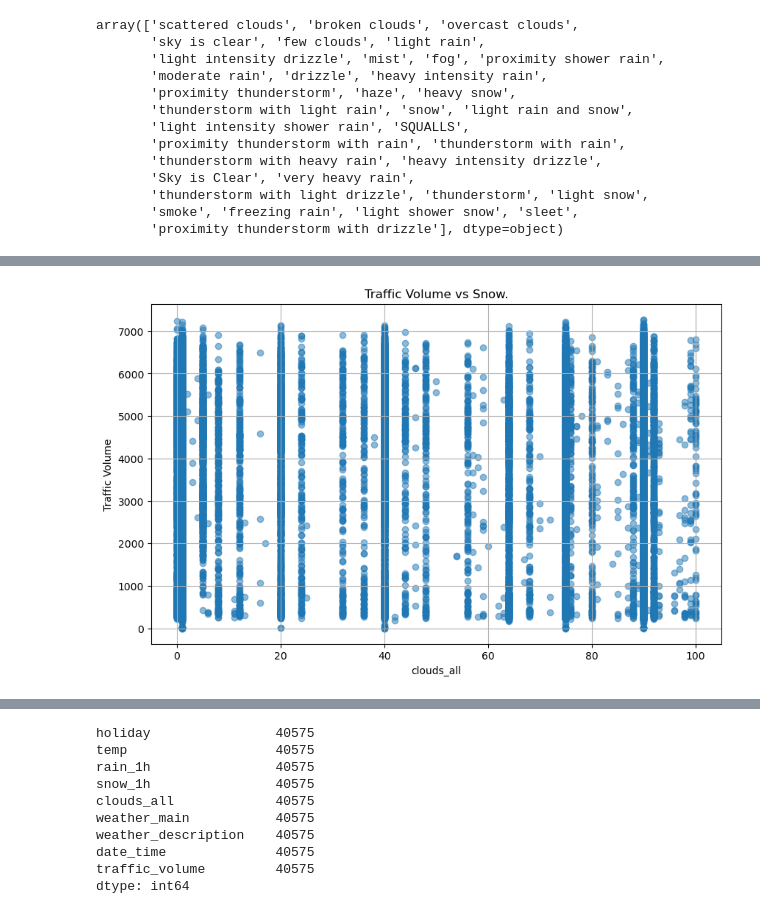
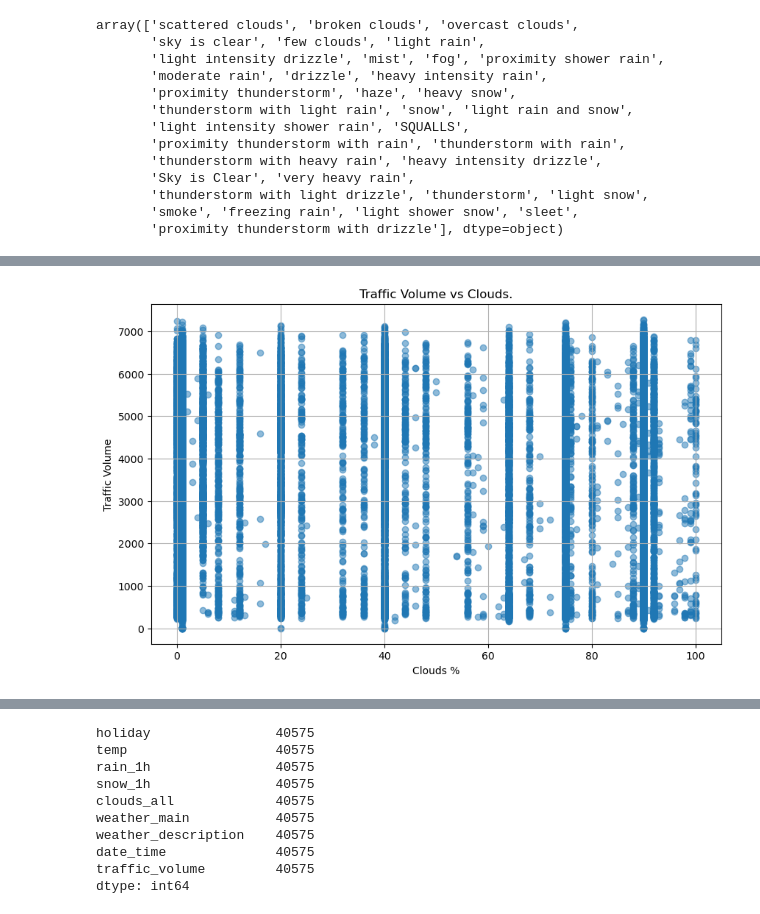
Before and after one commit to ajwilson79/traffic_volume_analysis, a Jupyter notebook: rajeev_branch01/traffic_analysis.ipynb, the cells around one changed output, grey strips where cells are left out. Cells and saved outputs as stored; diff of their text form; code cells hidden in the pictures.

```diff
--- a/rajeev_branch01/traffic_analysis.ipynb
+++ b/rajeev_branch01/traffic_analysis.ipynb
@@ -298,11 +298,11 @@ plt.show()
 # %%
 #Scatter plot of Cloud
 plt.figure(figsize=(10,6))
 plt.scatter(Traffic_Volume_df['clouds_all'], Traffic_Volume_df['traffic_volume'], alpha=0.5)
-plt.title('Traffic Volume vs Snow.')
-plt.xlabel('clouds_all')
+plt.title('Traffic Volume vs Clouds.')
+plt.xlabel('Clouds %')
 plt.ylabel('Traffic Volume')
 plt.grid(True)
 plt.show()
 # %% [output]
-[figure, old version]
+[figure, new version]
```
Also changed, not shown: parts of 11 cells of this notebook.
